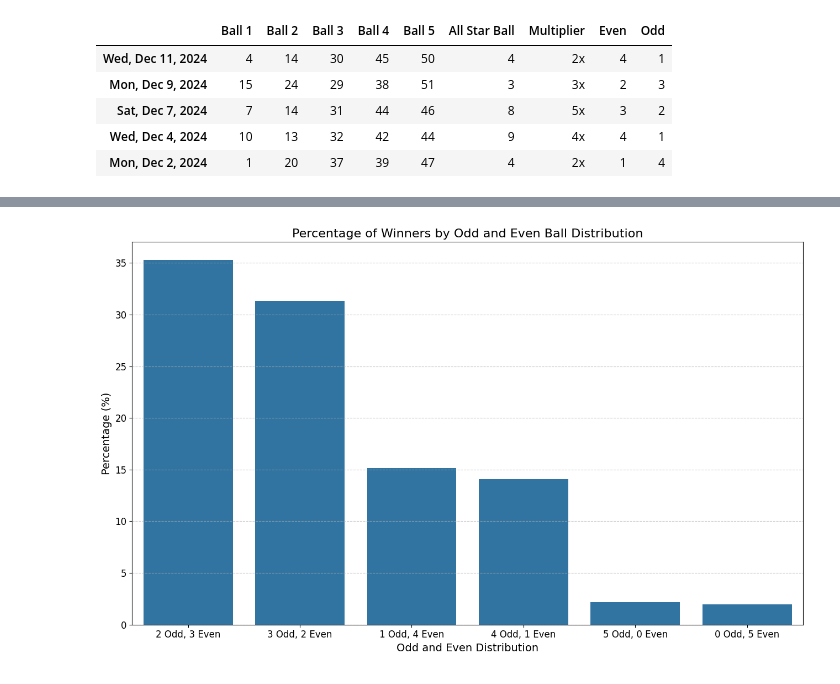
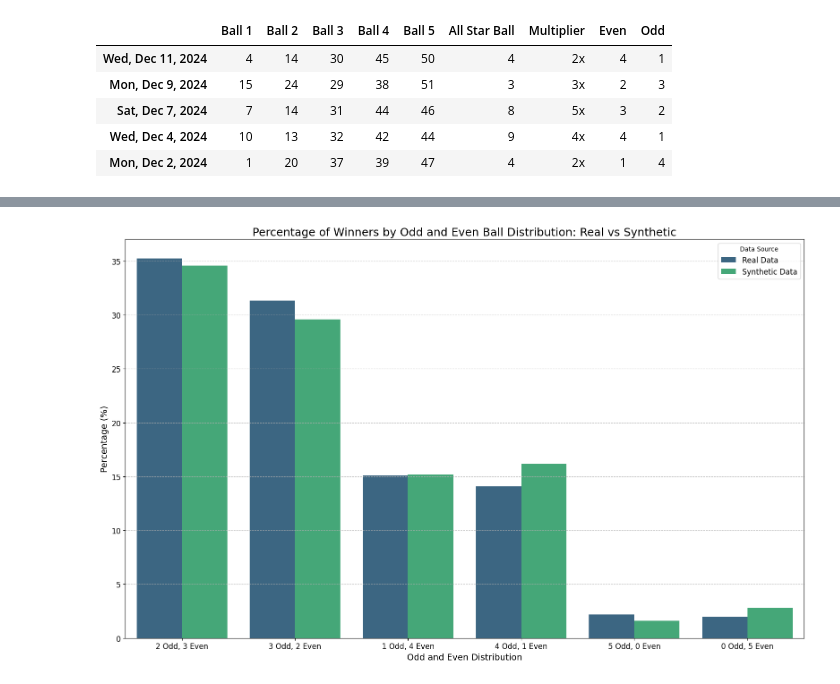
Before and after one commit to Agent-Diamonds/LottoAmericaDataFun, a Jupyter notebook: LottoAmerica.ipynb, the cells around one changed output, grey strips where cells are left out. Drawn from its saved outputs; the diff is of its cells as text; code cells hidden in the pictures.

Commit message:
Compare synthetic vs real odd/even distribution

```diff
--- a/LottoAmerica.ipynb
+++ b/LottoAmerica.ipynb
@@ -48,7 +48,7 @@ df2.head()
 file_path = "synthetic_drawings.pickle"
 lln_synthetic_draws = {}
 #Anticipate needing ~ 32G of ram to run your usual stuff plus this
-def generate_synthetic_draws(sample_draws=15000000):
+def generate_synthetic_draws(sample_draws=12000000):
     rng = np.random.default_rng()
     all_balls = range(1, 52 + 1)
     all_balls = np.array(all_balls, dtype=np.uint8) #Never enough RAM, I'm tempted to build some kind of dataloader
@@ -74,7 +74,7 @@ if os.path.exists(file_path):
     with open(file_path, 'rb') as f:
         lln_synthetic_df = pd.DataFrame.from_dict(pickle.load(f), orient='index')
 else:
-    generate_synthetic_draws()
+    generate_synthetic_draws(500)
     with open(file_path, 'rb') as f:
         lln_synthetic_df = pd.DataFrame.from_dict(pickle.load(f), orient='index')
 lln_synthetic_df.head()
@@ -162,9 +164,21 @@ df2.head()
 # %%
 # Create a 'Distribution' column combining Odd and Even counts
 df2["Distribution"] = df2.apply(lambda x: f"{int(x['Odd'])} Odd, {int(x['Even'])} Even", axis=1)
-distribution_counts = df2["Distribution"].value_counts(normalize=True) * 100
+distribution_counts_real = df2["Distribution"].value_counts(normalize=True) * 100
 
-# Convert to DataFrame for plotting
-distribution_df = distribution_counts.reset_index()
-distribution_df.columns = ["Distribution", "Percentage"]
-distribution_df
+distribution_df_real = distribution_counts_real.reset_index()
+distribution_df_real.columns = ["Distribution", "Percentage"]
+distribution_df_real['Category'] = 'Real Data'
+
+# Process synthetic data for even/odd distribution (optimize for large data)
+synthetic_counts = lln_synthetic_df['Balls'].apply(lambda row: count_even_odd(row))
+lln_synthetic_df['Even'] = synthetic_counts['Even']
+lln_synthetic_df['Odd'] = synthetic_counts['Odd']
+
+# Create a 'Distribution' column combining Odd and Even counts for synthetic data
+lln_synthetic_df["Distribution"] = lln_synthetic_df.apply(lambda x: f"{int(x['Odd'])} Odd, {int(x['Even'])} Even", axis=1)
+distribution_counts_synthetic = lln_synthetic_df["Distribution"].value_counts(normalize=True) * 100
+
+distribution_df_synthetic = distribution_counts_synthetic.reset_index()
+distribution_df_synthetic.columns = ["Distribution", "Percentage"]
+distribution_df_synthetic['Category'] = 'Synthetic Data'
@@ -179,17 +185,21 @@ distribution_df
 # %%
+# Combine both distributions
+distribution_combined = pd.concat([distribution_df_real, distribution_df_synthetic], ignore_index=True)
+
 # Plot the results
-plt.figure(figsize=(13, 8))
-sns.barplot(data=distribution_df, x="Distribution", y="Percentage")
-plt.title("Percentage of Winners by Odd and Even Ball Distribution", fontsize=16)
+plt.figure(figsize=(16, 10))
+sns.barplot(data=distribution_combined, x="Distribution", y="Percentage", hue="Category", dodge=True, palette="viridis")
+plt.title("Percentage of Winners by Odd and Even Ball Distribution: Real vs Synthetic", fontsize=18)
 plt.xlabel("Odd and Even Distribution", fontsize=14)
 plt.ylabel("Percentage (%)", fontsize=14)
 plt.xticks(fontsize=12)
 plt.yticks(fontsize=12)
+plt.legend(title="Data Source", fontsize=12)
 plt.grid(axis='y', linestyle='--', alpha=0.7)
 plt.tight_layout()
 plt.show()
 # %% [output]
-[figure, old version]
+[figure, new version]
 # %%
 # Compute all possible combinations of 5 balls, WIP
 all_balls = range(1, 52 + 1)
```
Also changed, not shown: parts of 6 cells of this notebook.
